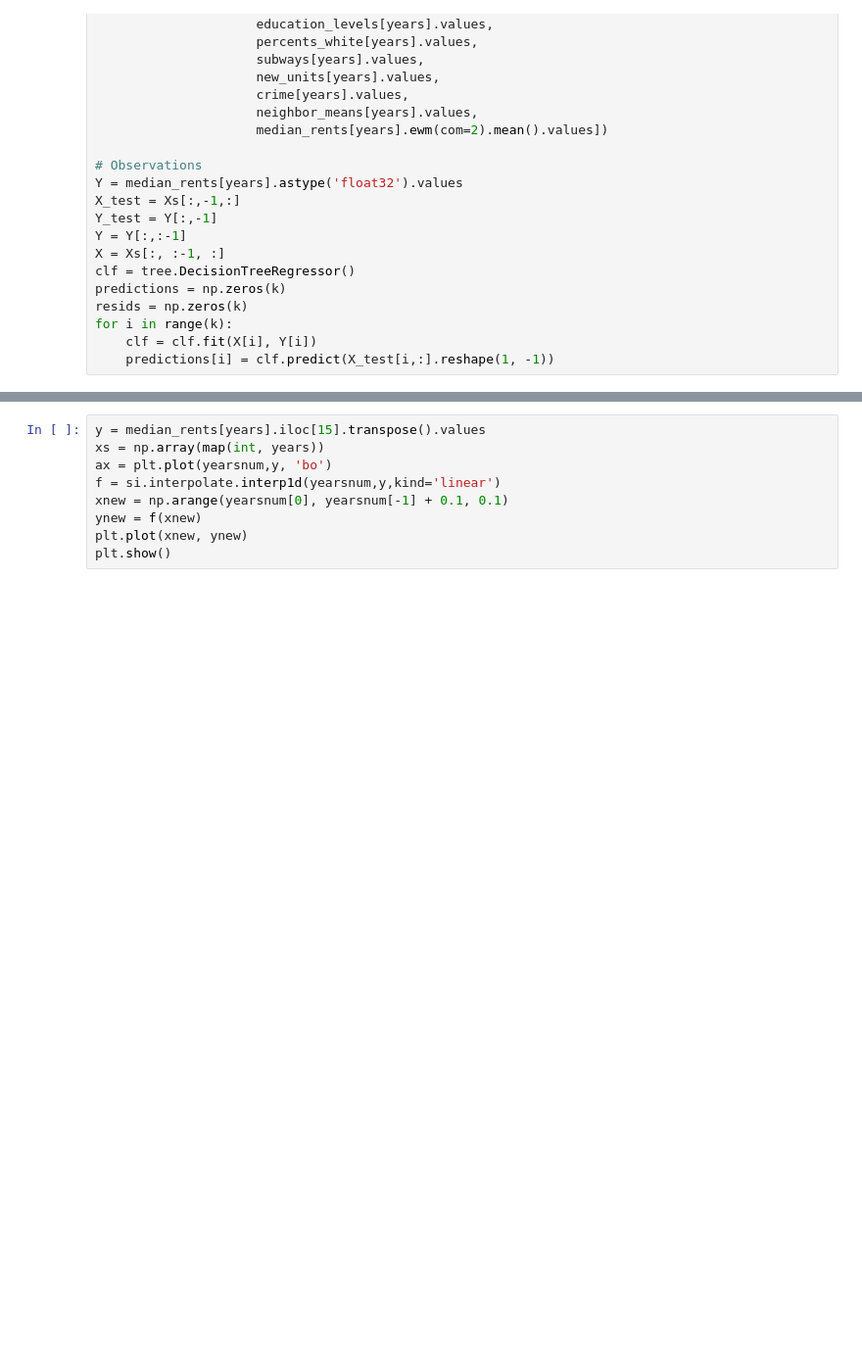
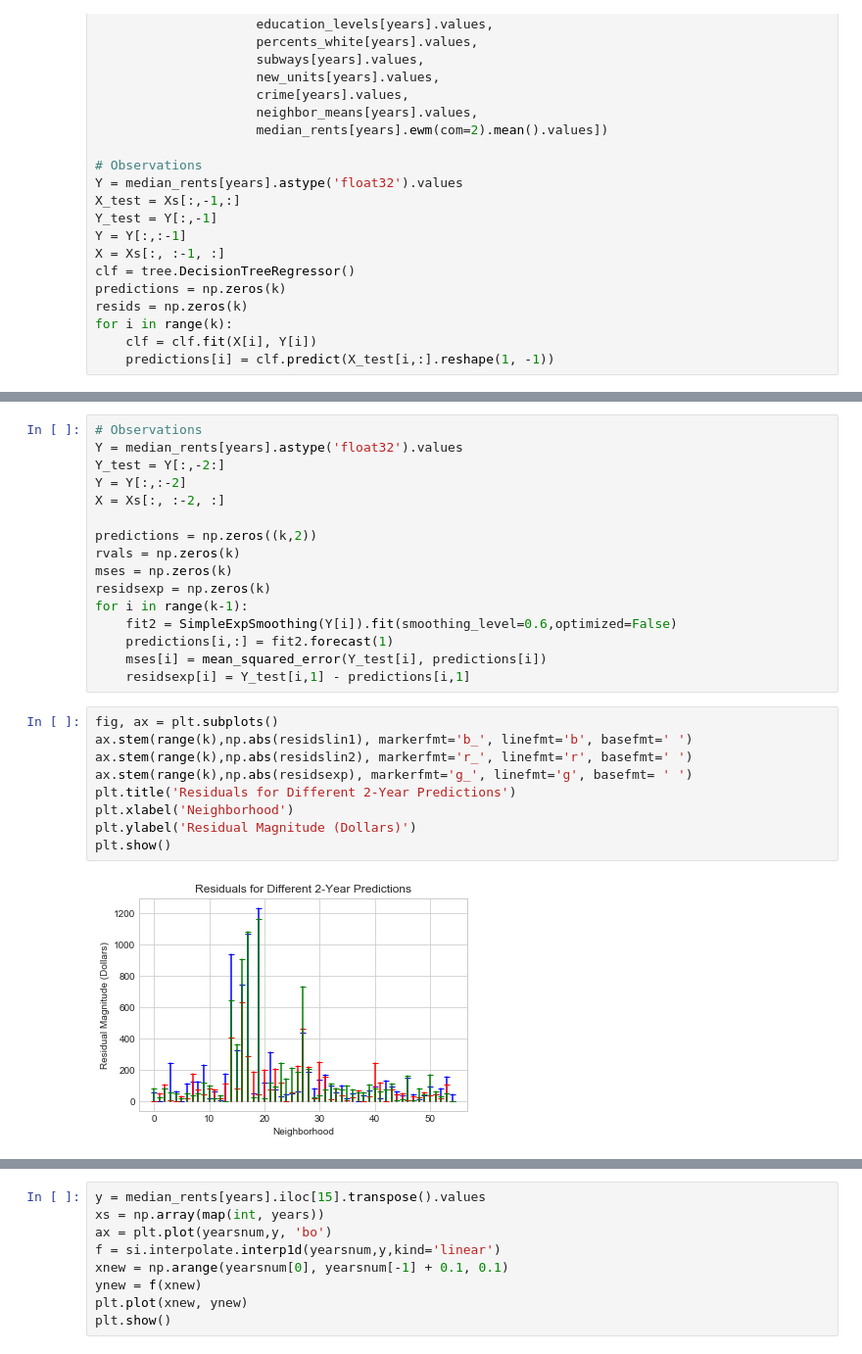
Before and after one commit to msgiles/am231final, a Jupyter notebook: notebooks/work.ipynb, the cells around one changed output, grey strips where cells are left out. Shown at 98% size. Cells and saved outputs as stored; diff of their text form; blank space fills up the shorter version.

```diff
--- a/notebooks/work.ipynb
+++ b/notebooks/work.ipynb
@@ -318,0 +334,27 @@ array([ 0.93557   ,  0.93802076,  0.83114268,  0.74995516,  0.9732023 ,
+# %%
+# Observations
+Y = median_rents[years].astype('float32').values
+Y_test = Y[:,-2:]
+Y = Y[:,:-2]
+X = Xs[:, :-2, :]
+
+predictions = np.zeros((k,2))
+rvals = np.zeros(k)
+mses = np.zeros(k)
+residsexp = np.zeros(k)
+for i in range(k-1):
+    fit2 = SimpleExpSmoothing(Y[i]).fit(smoothing_level=0.6,optimized=False)
+    predictions[i,:] = fit2.forecast(1)
+    mses[i] = mean_squared_error(Y_test[i], predictions[i])
+    residsexp[i] = Y_test[i,1] - predictions[i,1]
+# %%
+fig, ax = plt.subplots()
+ax.stem(range(k),np.abs(residslin1), markerfmt='b_', linefmt='b', basefmt=' ')
+ax.stem(range(k),np.abs(residslin2), markerfmt='r_', linefmt='r', basefmt=' ')
+ax.stem(range(k),np.abs(residsexp), markerfmt='g_', linefmt='g', basefmt= ' ')
+plt.title('Residuals for Different 2-Year Predictions')
+plt.xlabel('Neighborhood')
+plt.ylabel('Residual Magnitude (Dollars)')
+plt.show()
+# %% [output]
+[figure, added]
```
Also changed, not shown: parts of 16 cells of this notebook.
